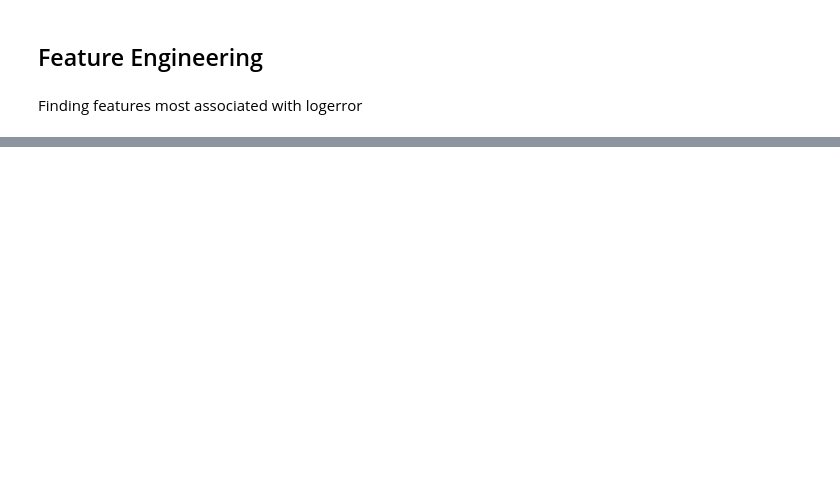
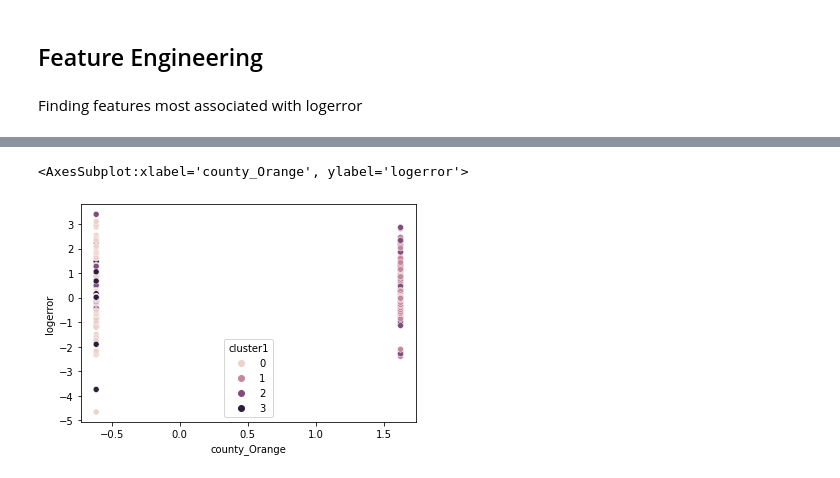
Before and after one commit to sam-and-ken/clustering-project, a Jupyter notebook: cluster-project-sam.ipynb, the cells around one changed output, grey strips where cells are left out. Cells and saved outputs as stored; diff of their text form; code cells hidden in the pictures; blank space fills up the shorter version.

```diff
--- a/cluster-project-sam.ipynb
+++ b/cluster-project-sam.ipynb
@@ -243,0 +269,5 @@ train
+# %%
+sns.scatterplot(data = train_scale, x = 'county_Orange', y = 'logerror', hue = 'cluster1')
+# %% [output]
+<AxesSubplot:xlabel='county_Orange', ylabel='logerror'>
+[figure, added]
```
Also changed, not shown: parts of 79 cells of this notebook.
